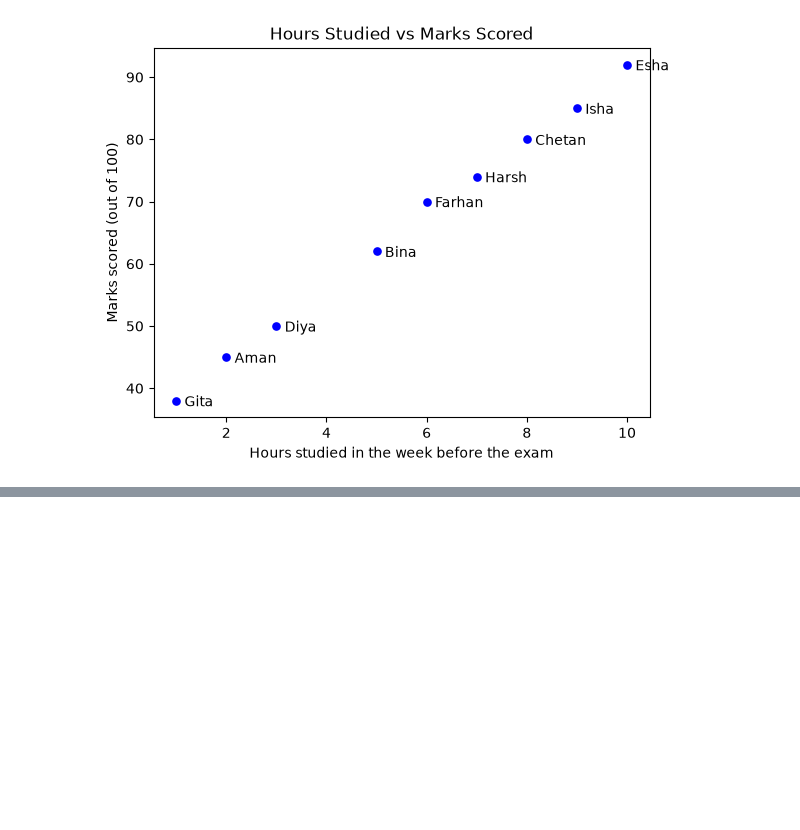
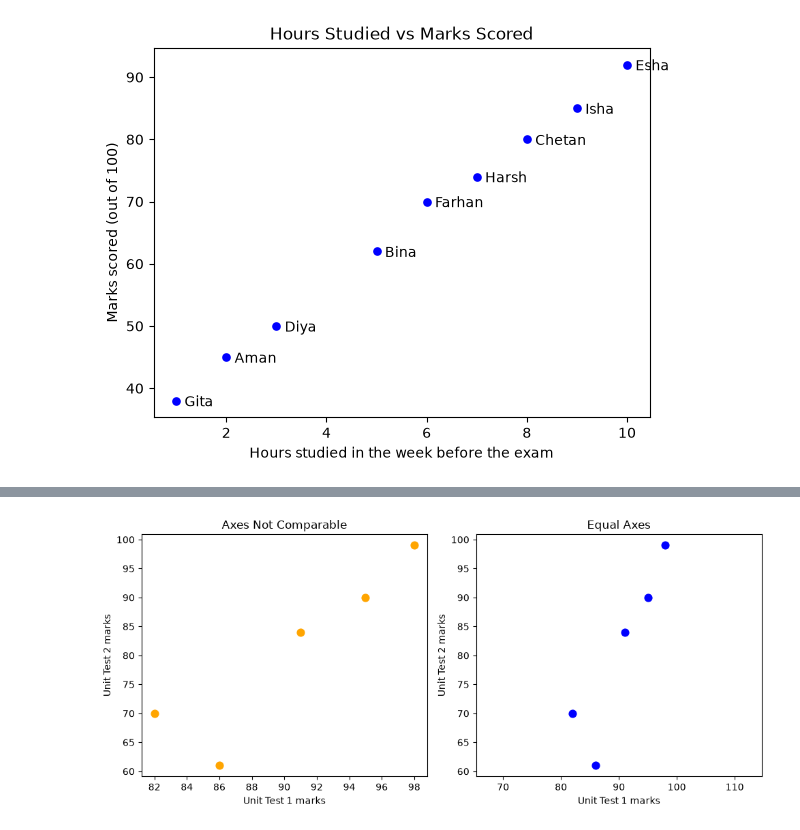
Before and after one commit to mat6099/ML_Debasis_Das, a Jupyter notebook: Visualising_Data.ipynb, the cells around one changed output, grey strips where cells are left out. Cells and saved outputs as stored; diff of their text form; code cells hidden in the pictures; blank space fills up the shorter version.

Commit message:
modified:   Visualising_Data.ipynb 	new file:   tea_sales.png

```diff
--- a/Visualising_Data.ipynb
+++ b/Visualising_Data.ipynb
@@ -248,0 +257,21 @@ plt.show()
+# %%
+test_1 = [98, 91, 86, 95, 82]
+test_2 = [99, 84, 61, 90, 70]
+
+fig, (left, right) = plt.subplots(1, 2, figsize=(10, 4.5))
+
+left.scatter(test_1, test_2, color="orange", s=60)
+left.set_title("Axes Not Comparable")
+left.set_xlabel("Unit Test 1 marks")
+left.set_ylabel("Unit Test 2 marks")
+
+right.scatter(test_1, test_2, color="blue", s=60)
+right.axis("equal")                    # same scale on both axes
+right.set_title("Equal Axes")
+right.set_xlabel("Unit Test 1 marks")
+right.set_ylabel("Unit Test 2 marks")
+
+plt.tight_layout()
+plt.show()
+# %% [output]
+[figure, added]
```
Also changed, not shown: parts of 4 cells of this notebook, 1 other file.
